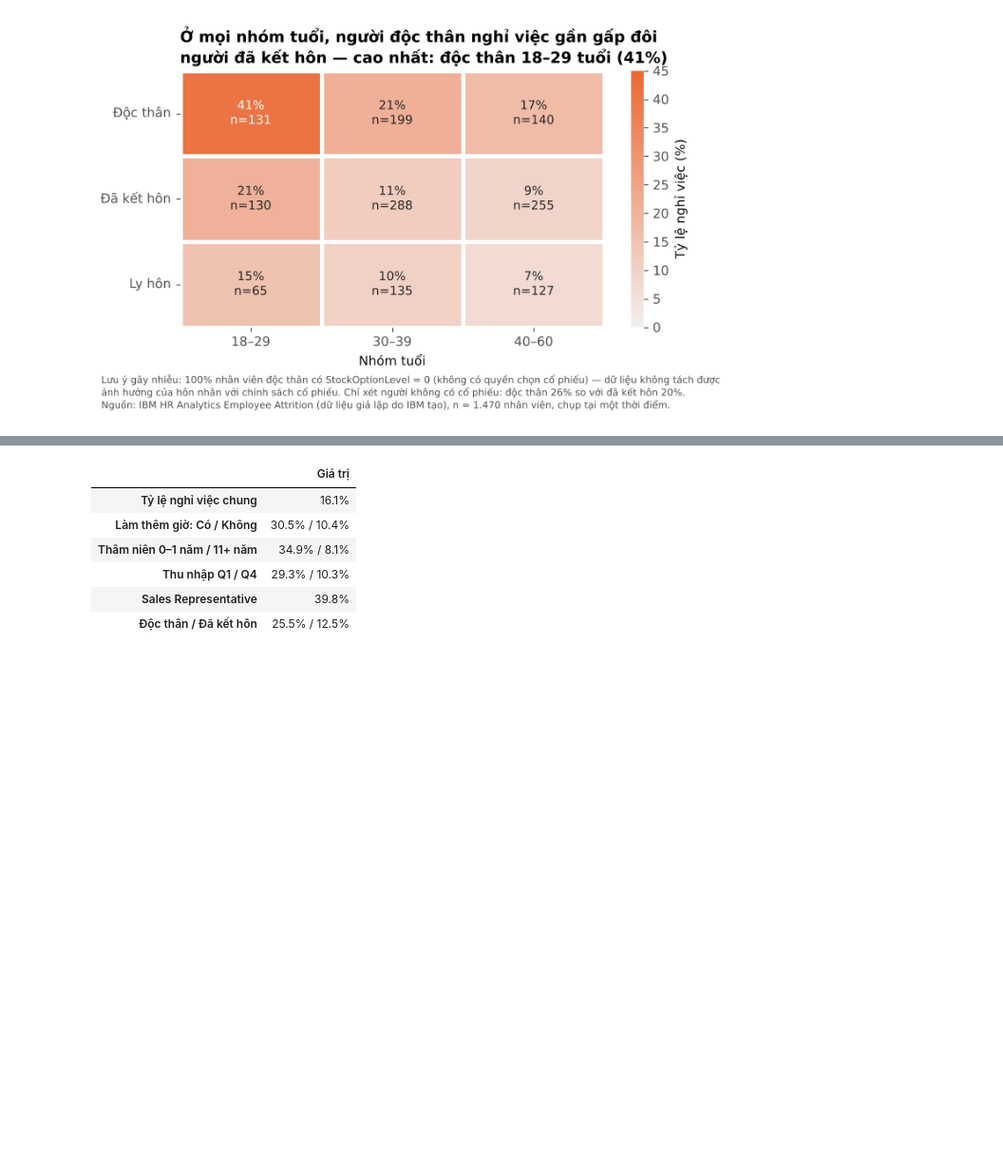
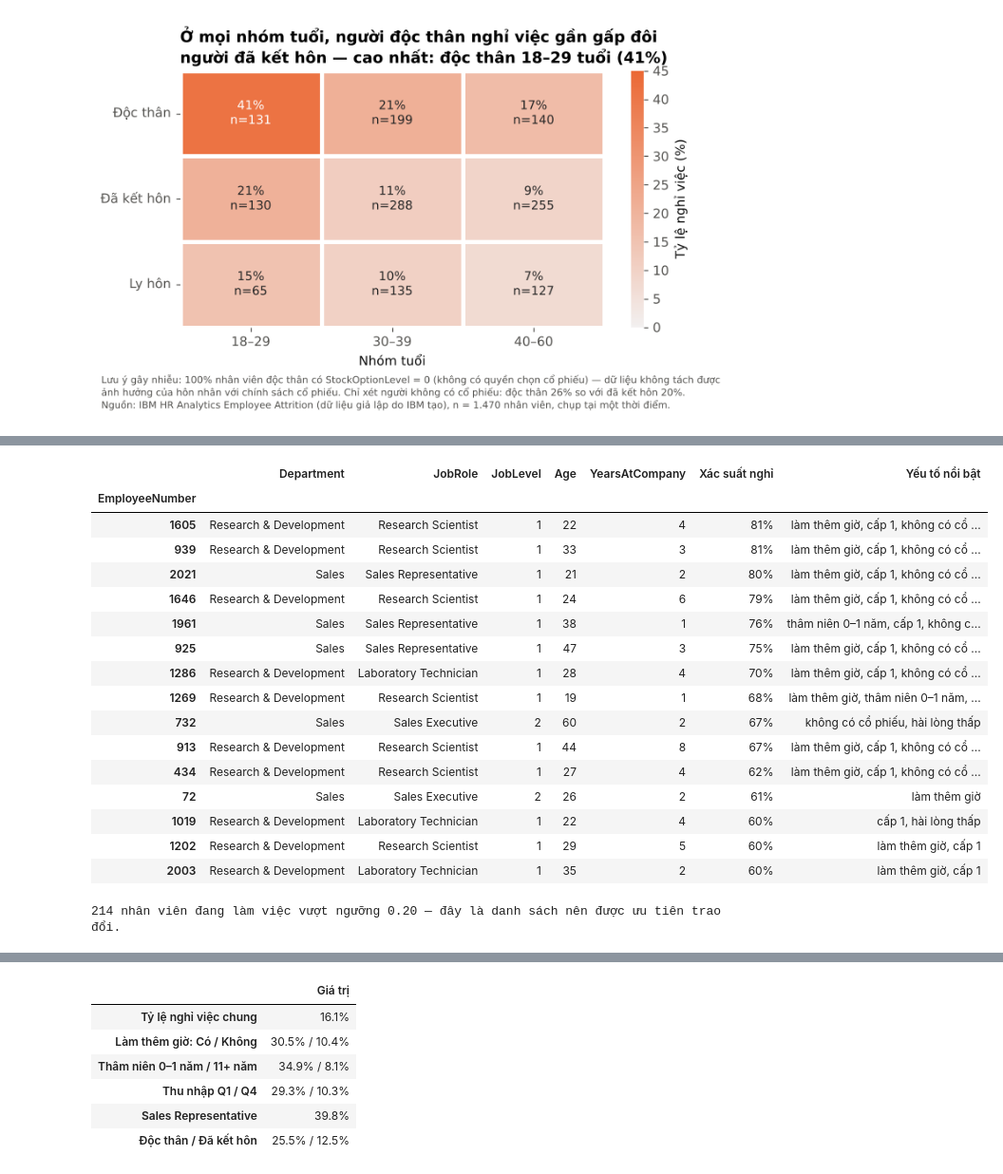
Before and after one commit to bachph2005-hash/INFO3020-EDA-Attrition, a Jupyter notebook: notebooks/eda_attrition.ipynb, the cells around one changed output, grey strips where cells are left out. Shown at 95% size. Drawn from its saved outputs; the diff is of its cells as text; code cells hidden in the pictures; blank space fills up the shorter version.

```diff
--- a/notebooks/eda_attrition.ipynb
+++ b/notebooks/eda_attrition.ipynb
@@ -953,0 +1229,13 @@ plt.show()
+# %%
+no_new = cross_validate(make_pipe(final_model, num=NUM_FEATS, add_new=False), X_tr, y_tr, cv=cv, scoring="average_precision")["test_score"]
+base_prauc = no_new.mean()
+full = cv_tbl.loc[best_name, "PR-AUC"]
+abl = {}
+for f in NEW_FEATS:
+    keep = [x for x in NEW_FEATS if x != f]
+    abl[f] = full - cross_validate(make_pipe(final_model, num=NUM_FEATS + keep), X_tr, y_tr, cv=cv,
+                                   scoring="average_precision")["test_score"].mean()
+abl_tbl = pd.Series(abl, name="PR-AUC giảm khi bỏ đặc trưng này").sort_values(ascending=False).round(4).to_frame()
+display(abl_tbl)
+print(f"Không có đặc trưng mới: PR-AUC = {base_prauc:.3f}; có đủ 6 đặc trưng mới: {full:.3f} (tăng {full - base_prauc:+.3f}). "
+      f"Độ lệch chuẩn PR-AUC giữa 5 phần kiểm định chéo: {no_new.std():.3f} — mức tăng, giảm dưới khoảng 0,01 nằm trong dao động ngẫu nhiên.")
@@ -953,0 +1344,52 @@ plt.show()
+# %%
+cv_all = StratifiedKFold(n_splits=5, shuffle=True, random_state=SEED)
+X_all = clean[NUM_FEATS + CAT_FEATS]
+
+def oof_scenario(change=None):
+    """Xác suất nghỉ ngoài mẫu cho mọi nhân viên; nếu có `change`, đổi dữ liệu theo kịch bản trước khi chấm."""
+    out = pd.Series(index=X_all.index, dtype=float)
+    for tr_idx, te_idx in cv_all.split(X_all, y):
+        pipe = make_pipe(final_model).fit(X_all.iloc[tr_idx], y.iloc[tr_idx])
+        part = X_all.iloc[te_idx].copy()
+        if change is not None:
+            part = change(part)
+        out.iloc[te_idx] = pipe.predict_proba(part)[:, 1]
+    return out
+
+risk = oof_scenario()
+
+def reasons(r):
+    why = []
+    if r.OverTime == "Yes": why.append("làm thêm giờ")
+    if r.YearsAtCompany <= 1: why.append("thâm niên 0–1 năm")
+    if r.JobLevel == 1: why.append("cấp 1")
+    if r.StockOptionLevel == 0: why.append("không có cổ phiếu")
+    if r.BusinessTravel == "Travel_Frequently": why.append("hay đi công tác")
+    if r.EnvironmentSatisfaction == 1 or r.JobSatisfaction == 1: why.append("hài lòng thấp")
+    return ", ".join(why[:4])
+staying = clean[clean.Left == 0].assign(**{"Xác suất nghỉ": risk[clean.Left == 0]})
+watch = staying.sort_values("Xác suất nghỉ", ascending=False).head(15)
+watch_tbl = watch[["Department", "JobRole", "JobLevel", "Age", "YearsAtCompany", "Xác suất nghỉ"]].assign(
+    **{"Yếu tố nổi bật": watch.apply(reasons, axis=1)})
+display(watch_tbl.style.format({"Xác suất nghỉ": "{:.0%}"}))
+n_high = int((staying["Xác suất nghỉ"] >= THRESHOLD).sum())
+print(f"{n_high} nhân viên đang làm việc vượt ngưỡng {THRESHOLD:.2f} — đây là danh sách nên được ưu tiên trao đổi.")
+# %% [output]
+|  | Department | JobRole | JobLevel | Age | YearsAtCompany | Xác suất nghỉ | Yếu tố nổi bật |
+| EmployeeNumber |  |  |  |  |  |  |  |
+| 1605 | Research & Development | Research Scientist | 1 | 22 | 4 | 81% | làm thêm giờ, cấp 1, không có cổ ... |
+| 939 | Research & Development | Research Scientist | 1 | 33 | 3 | 81% | làm thêm giờ, cấp 1, không có cổ ... |
+| 2021 | Sales | Sales Representative | 1 | 21 | 2 | 80% | làm thêm giờ, cấp 1, không có cổ ... |
+| 1646 | Research & Development | Research Scientist | 1 | 24 | 6 | 79% | làm thêm giờ, cấp 1, không có cổ ... |
+| 1961 | Sales | Sales Representative | 1 | 38 | 1 | 76% | thâm niên 0–1 năm, cấp 1, không c... |
+| 925 | Sales | Sales Representative | 1 | 47 | 3 | 75% | làm thêm giờ, cấp 1, không có cổ ... |
+| 1286 | Research & Development | Laboratory Technician | 1 | 28 | 4 | 70% | làm thêm giờ, cấp 1, không có cổ ... |
+| 1269 | Research & Development | Research Scientist | 1 | 19 | 1 | 68% | làm thêm giờ, thâm niên 0–1 năm, ... |
+| 732 | Sales | Sales Executive | 2 | 60 | 2 | 67% | không có cổ phiếu, hài lòng thấp |
+| 913 | Research & Development | Research Scientist | 1 | 44 | 8 | 67% | làm thêm giờ, cấp 1, không có cổ ... |
+| 434 | Research & Development | Research Scientist | 1 | 27 | 4 | 62% | làm thêm giờ, cấp 1, không có cổ ... |
+| 72 | Sales | Sales Executive | 2 | 26 | 2 | 61% | làm thêm giờ |
+| 1019 | Research & Development | Laboratory Technician | 1 | 22 | 4 | 60% | cấp 1, hài lòng thấp |
+| 1202 | Research & Development | Research Scientist | 1 | 29 | 5 | 60% | làm thêm giờ, cấp 1 |
+| 2003 | Research & Development | Laboratory Technician | 1 | 35 | 2 | 60% | làm thêm giờ, cấp 1 |
+214 nhân viên đang làm việc vượt ngưỡng 0.20 — đây là danh sách nên được ưu tiên trao đổi.
```
Also changed, not shown: parts of 29 cells of this notebook, 26 other files.
